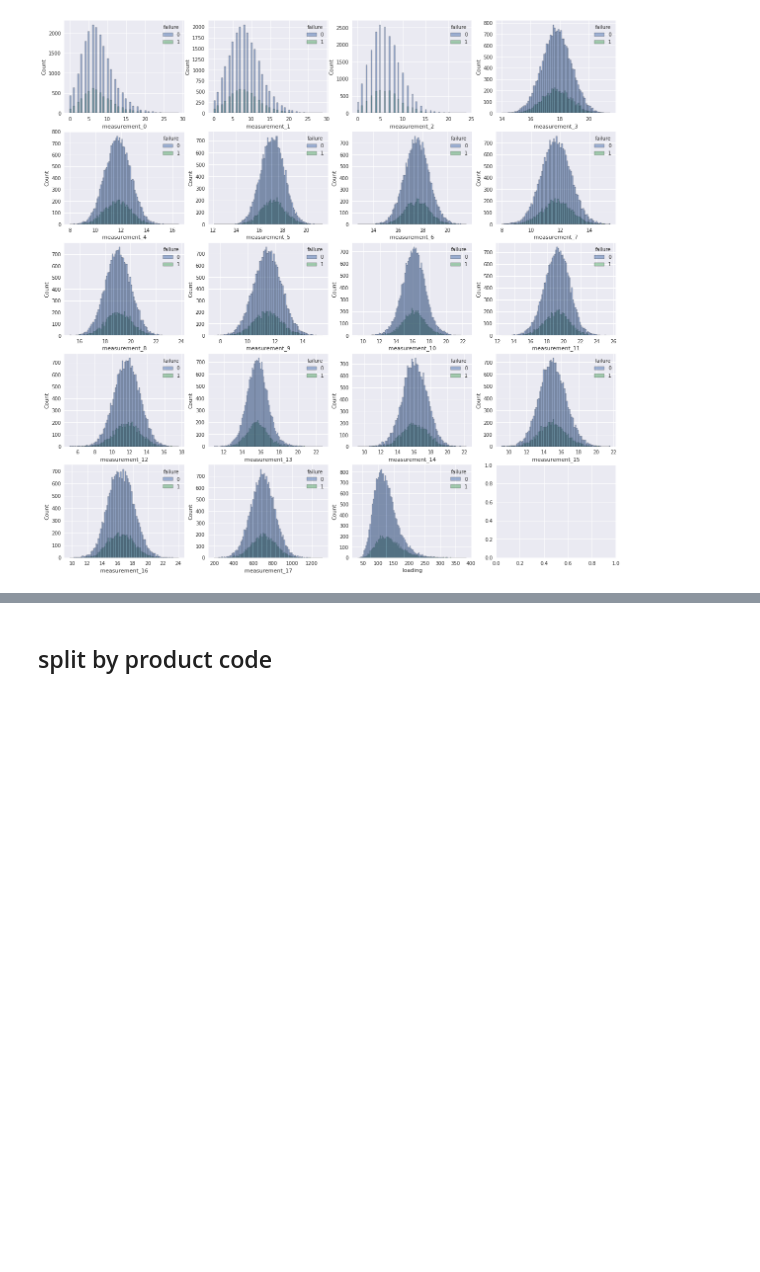
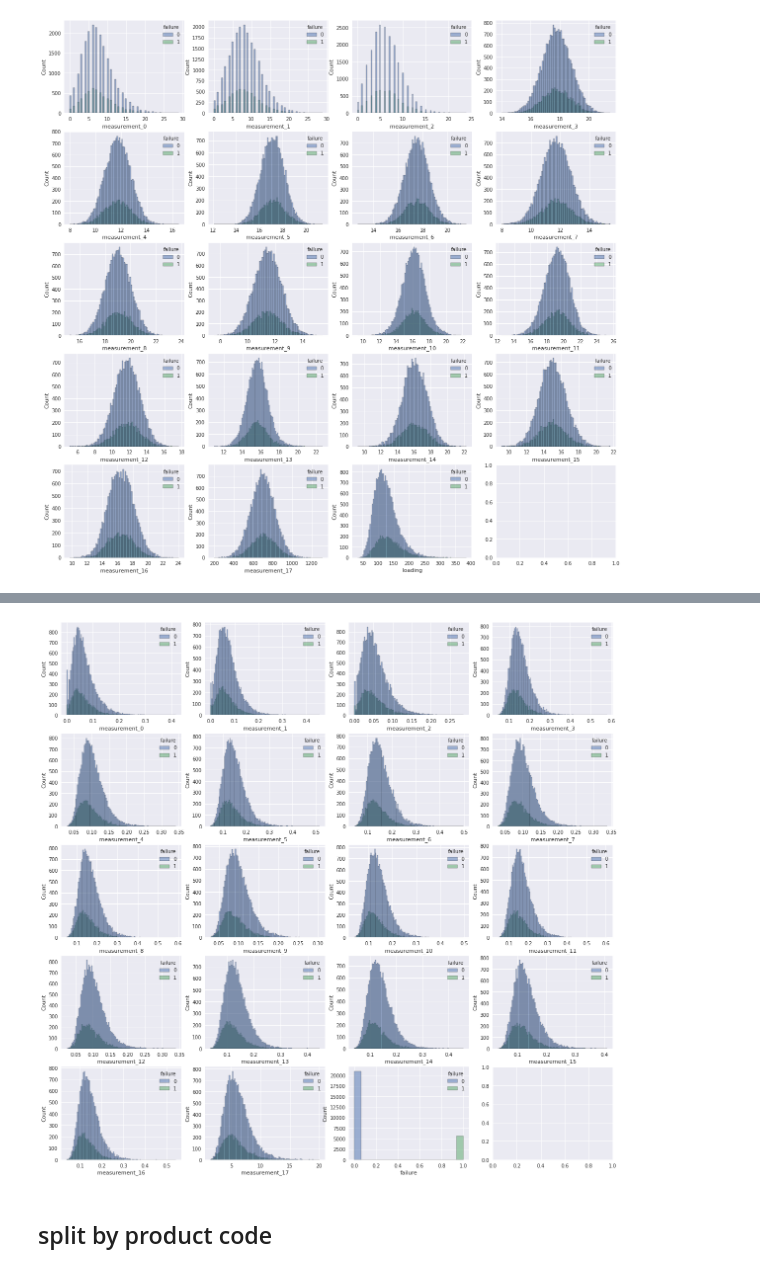
Before and after one commit to sdysch/kaggle, a Jupyter notebook: tps-aug-2022.ipynb, the cells around one changed output, grey strips where cells are left out. Saved outputs shown, nothing was run; the diff lists cells and outputs as text; code cells hidden in the pictures; blank space fills up the shorter version.

```diff
--- a/tps-aug-2022.ipynb
+++ b/tps-aug-2022.ipynb
@@ -133,3 +158,14 @@ fig.show()
+# %%
+nrows, ncols = 5, 4
+fig, ax = plt.subplots(nrows, ncols, figsize=(20, 20))
+ax = ax.ravel()
+for i, var in enumerate(meas_cols):
+    sns.histplot(data=df_train_copy, x=var, hue='failure', ax=ax[i])
+    ax[i].set_label(var)
+ax = ax.reshape(nrows, ncols)
+fig.show()
+# %% [output]
+[figure, added]
 # %% [markdown]
 ## split by product code
 # %%
```
Also changed, not shown: parts of 7 cells of this notebook.
